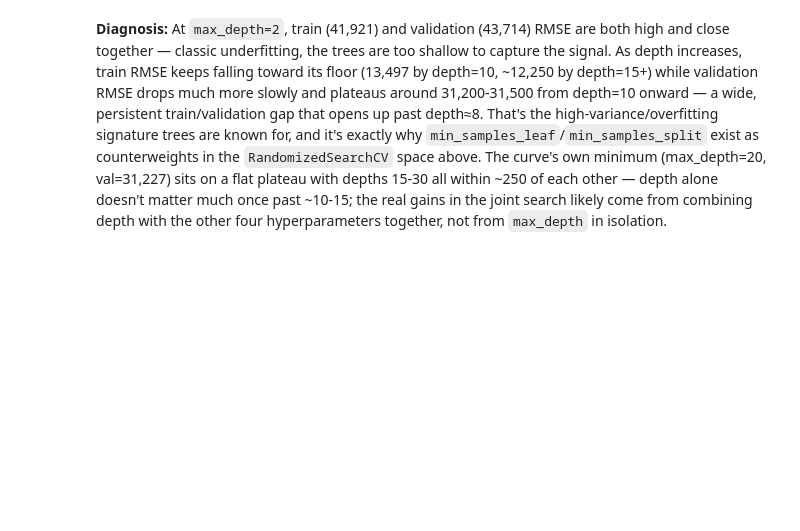
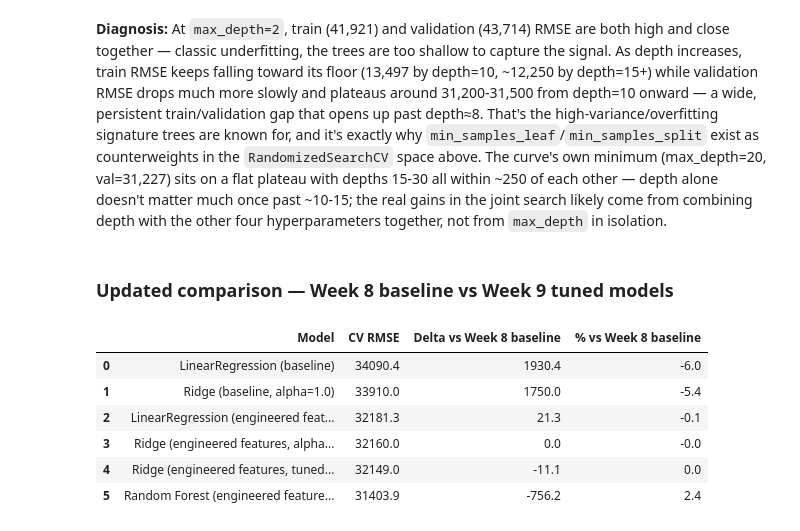
Before and after one commit to ashandx/ames-housing-pipeline, a Jupyter notebook: notebooks/ames_housing_pipeline.ipynb, the cells around one changed output. Drawn from its saved outputs; the diff is of its cells as text; code cells hidden in the pictures; blank space fills up the shorter version.

Commit message:
feat: compare tuned models and select Random Forest as final model

```diff
--- a/notebooks/ames_housing_pipeline.ipynb
+++ b/notebooks/ames_housing_pipeline.ipynb
@@ -708,3 +708,39 @@ space above. The curve's own minimum (max_depth=20, val=31,227) sits on a flat p
 depths 15-30 all within ~250 of each other — depth alone doesn't matter much once past ~10-15;
 the real gains in the joint search likely come from combining depth with the other four
 hyperparameters together, not from `max_depth` in isolation.
+# %% [markdown]
+### Updated comparison — Week 8 baseline vs Week 9 tuned models
+# %%
+ridge_tuned_std = ridge_cv_results.loc[ridge_grid_search.best_index_, 'std_test_score']
+rf_cv_results = pd.DataFrame(rf_random_search.cv_results_)
+rf_tuned_std = rf_cv_results.loc[rf_random_search.best_index_, 'std_test_score']
+
+WEEK8_BASELINE_RMSE = ridge_scores_v2.mean()  # Ridge, engineered features, untuned — Week 8's ending point
+
+summary_table = pd.DataFrame({
+    'Model': [
+        'LinearRegression (baseline)',
+        'Ridge (baseline, alpha=1.0)',
+        'LinearRegression (engineered features)',
+        'Ridge (engineered features, alpha=1.0)',
+        'Ridge (engineered features, tuned alpha)',
+        'Random Forest (engineered features, tuned)',
+    ],
+    'CV RMSE': [
+        linreg_scores.mean(), ridge_scores.mean(),
+        linreg_scores_v2.mean(), ridge_scores_v2.mean(),
+        ridge_tuned_rmse, rf_tuned_rmse,
+    ],
+})
+summary_table['Delta vs Week 8 baseline'] = summary_table['CV RMSE'] - WEEK8_BASELINE_RMSE
+summary_table['% vs Week 8 baseline'] = -summary_table['Delta vs Week 8 baseline'] / WEEK8_BASELINE_RMSE * 100
+
+summary_table.round(1)
+# %% [output]
+|  | Model | CV RMSE | Delta vs Week 8 baseline | % vs Week 8 baseline |
+| 0 | LinearRegression (baseline) | 34090.4 | 1930.4 | -6.0 |
+| 1 | Ridge (baseline, alpha=1.0) | 33910.0 | 1750.0 | -5.4 |
+| 2 | LinearRegression (engineered feat... | 32181.3 | 21.3 | -0.1 |
+| 3 | Ridge (engineered features, alpha... | 32160.0 | 0.0 | -0.0 |
+| 4 | Ridge (engineered features, tuned... | 32149.0 | -11.1 | 0.0 |
+| 5 | Random Forest (engineered feature... | 31403.9 | -756.2 | 2.4 |
```
Also changed, not shown: parts of 2 cells of this notebook.
